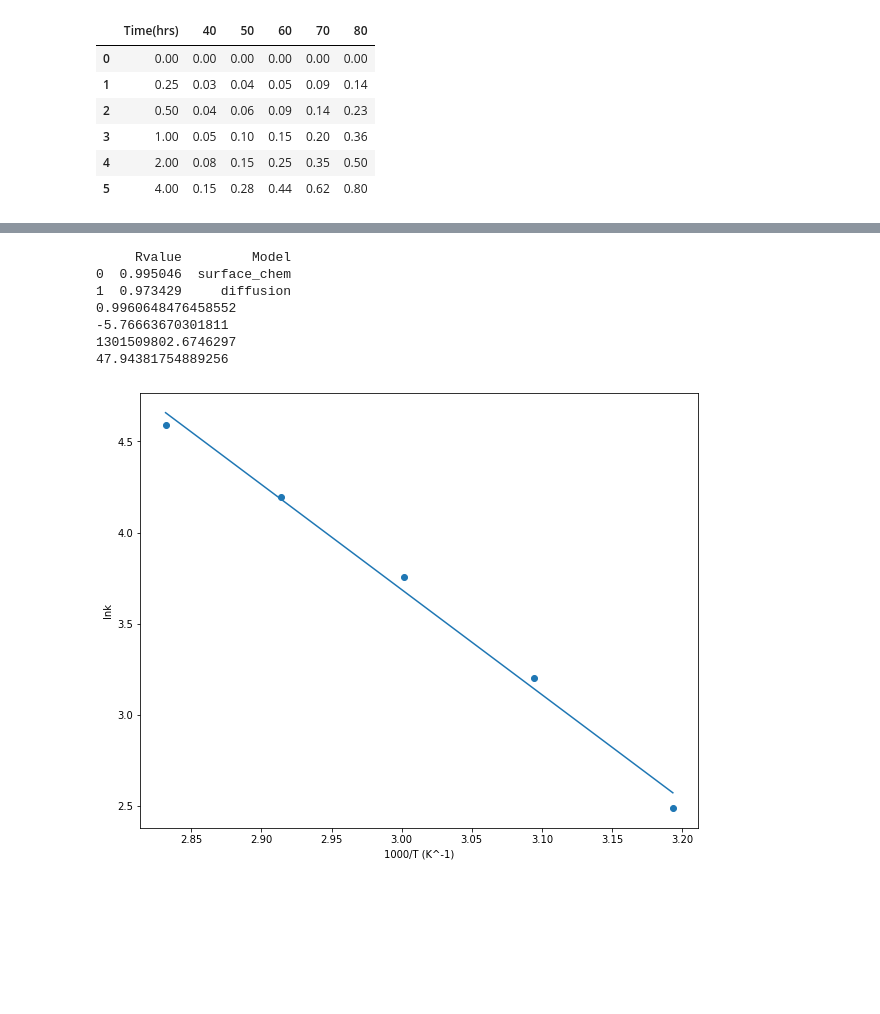
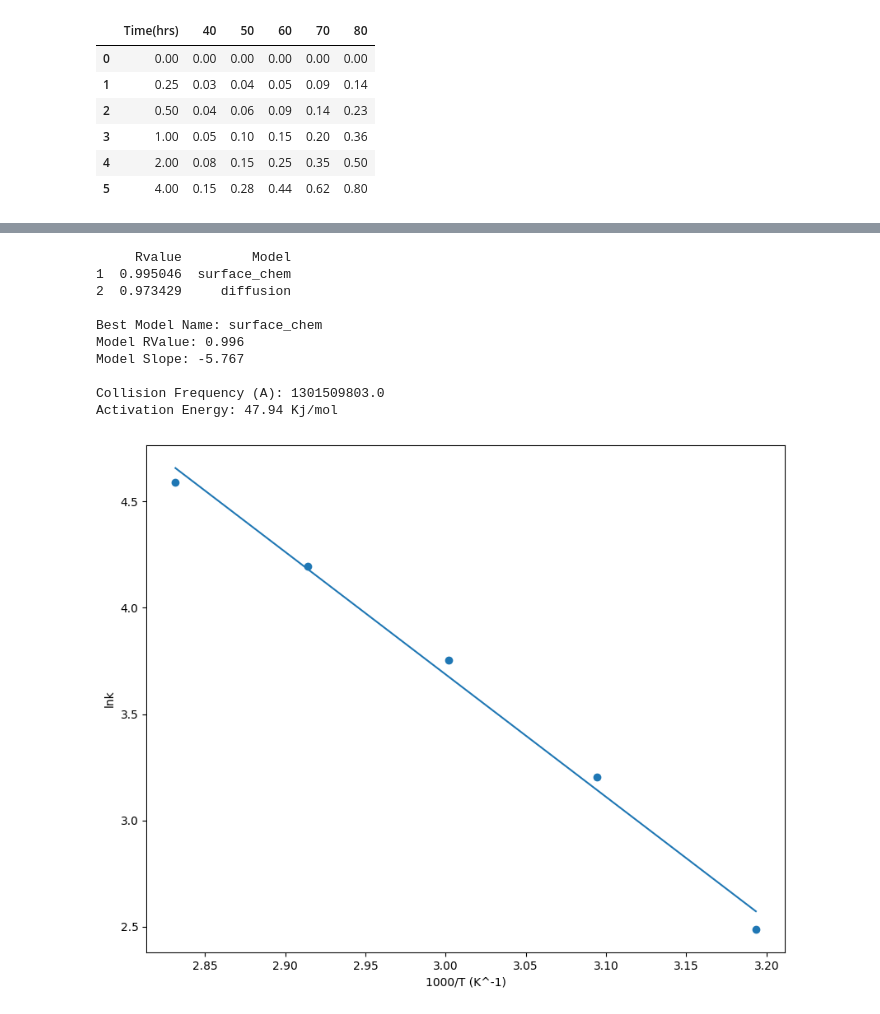
Before and after one commit to tatenda1990/SCM, a Jupyter notebook: SCM.ipynb, the cells around one changed output, grey strips where cells are left out. Saved outputs shown, nothing was run; the diff lists cells and outputs as text; code cells hidden in the pictures; blank space fills up the shorter version.

```diff
--- a/SCM.ipynb
+++ b/SCM.ipynb
@@ -107,26 +138,14 @@ plot_linear_kinetic_selected_models(selected_models)
-# %%
-best_model = evaluate_selected_models(selected_models)
-TC_kvalue_rvalue_df = evaluate(df,best_model(df))
-TC_kvalue_rvalue_df['lnk'] = np.log(TC_kvalue_rvalue_df['k_value'])
-TC_kvalue_rvalue_df['1000/T'] = 1000/(TC_kvalue_rvalue_df['Temperature'].astype(int)+273.15)
-plt.figure(figsize = (10,8))
-plt.scatter(TC_kvalue_rvalue_df['1000/T'],TC_kvalue_rvalue_df['lnk'])
-EA_regress = stats.linregress(TC_kvalue_rvalue_df['1000/T'], TC_kvalue_rvalue_df['lnk'])
-plt.plot(TC_kvalue_rvalue_df['1000/T'] , (EA_regress.intercept + (EA_regress.slope * TC_kvalue_rvalue_df['1000/T'])))
-plt.xlabel('1000/T (K^-1)')
-plt.ylabel('lnk')
-print(abs(EA_regress.rvalue))
-print(EA_regress.slope)
-A = np.exp(EA_regress.intercept)
-Ea = -1 * EA_regress.slope * 8.314
-print(A)
-print(Ea) #KJ/mol because we multplied temperature by 1000
-# %% [output]
-     Rvalue         Model
-0  0.995046  surface_chem
-1  0.973429     diffusion
-0.9960648476458552
--5.76663670301811
-1301509802.6746297
-47.94381754889256
-[figure, removed]
+# %%
+best_model(df,selected_models)
+# %% [output]
+     Rvalue         Model
+1  0.995046  surface_chem
+2  0.973429     diffusion
+
+Best Model Name: surface_chem
+Model RValue: 0.996
+Model Slope: -5.767
+
+Collision Frequency (A): 1301509803.0
+Activation Energy: 47.94 Kj/mol
+[figure, added]
```
Also changed, not shown: parts of 2 cells of this notebook, 15 other files.
